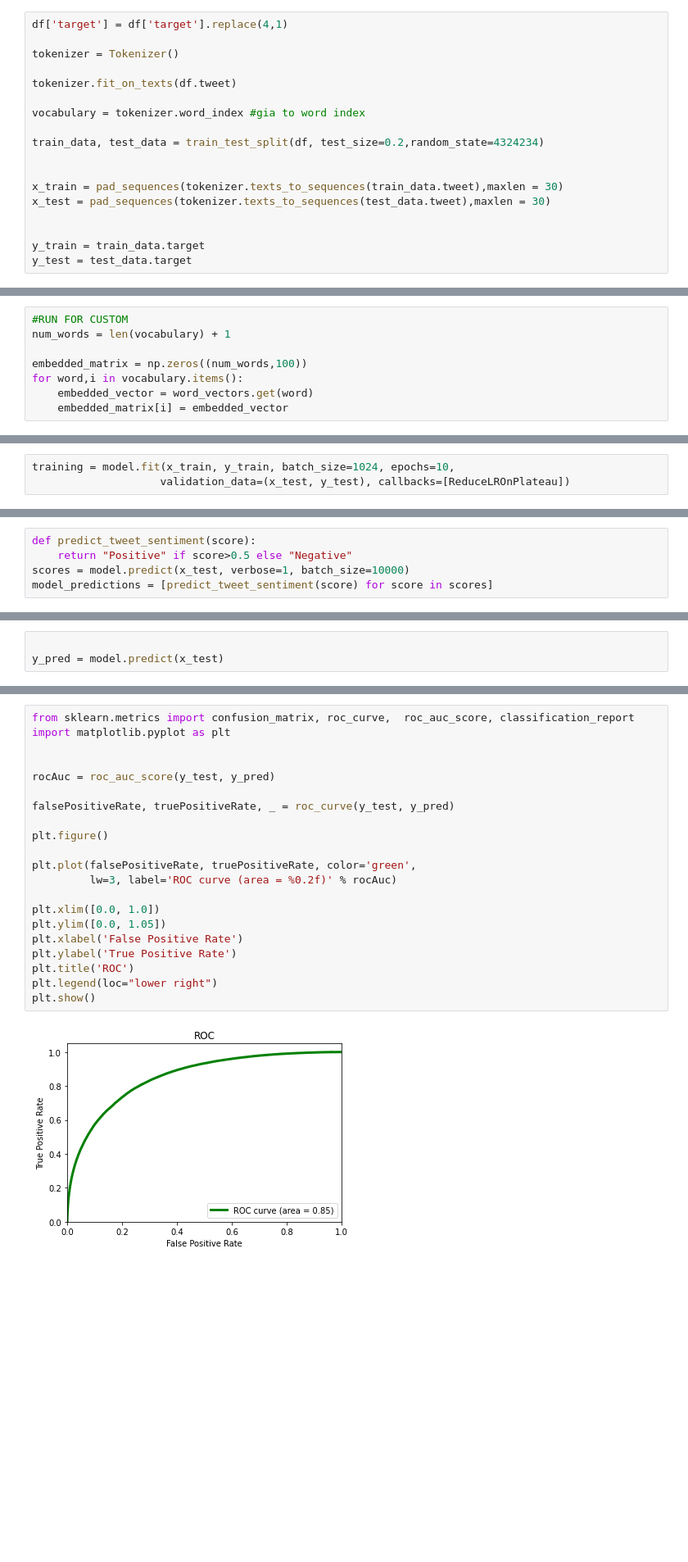
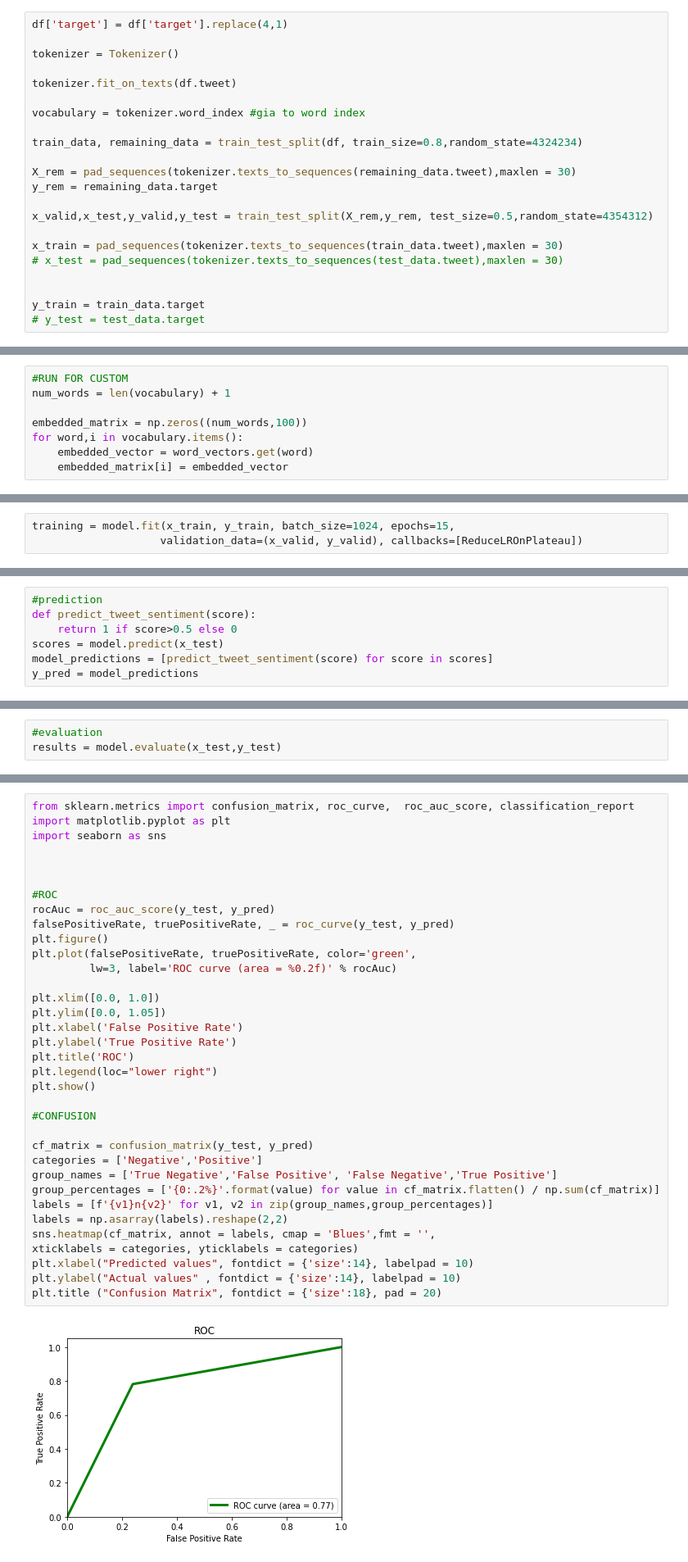
Before and after one commit to AntonisPar/Sentiment-Analysis-of-Twitter-Data, a Jupyter notebook: LSTM.ipynb, the cells around one changed output, grey strips where cells are left out. Shown at 82% size. Saved outputs shown, nothing was run; the diff lists cells and outputs as text; blank space fills up the shorter version.

```diff
--- a/LSTM.ipynb
+++ b/LSTM.ipynb
@@ -160,12 +140,16 @@ tokenizer.fit_on_texts(df.tweet)
 
 vocabulary = tokenizer.word_index #gia to word index
 
-train_data, test_data = train_test_split(df, test_size=0.2,random_state=4324234)
+train_data, remaining_data = train_test_split(df, train_size=0.8,random_state=4324234)
 
+X_rem = pad_sequences(tokenizer.texts_to_sequences(remaining_data.tweet),maxlen = 30)
+y_rem = remaining_data.target
+
+x_valid,x_test,y_valid,y_test = train_test_split(X_rem,y_rem, test_size=0.5,random_state=4354312)
 
 x_train = pad_sequences(tokenizer.texts_to_sequences(train_data.tweet),maxlen = 30)
-x_test = pad_sequences(tokenizer.texts_to_sequences(test_data.tweet),maxlen = 30)
+# x_test = pad_sequences(tokenizer.texts_to_sequences(test_data.tweet),maxlen = 30)
 
 
 y_train = train_data.target
-y_test = test_data.target
+# y_test = test_data.target
@@ -240,6 +229,6 @@ Non-trainable params: 25,926,400
 _________________________________________________________________
 None
 # %%
-training = model.fit(x_train, y_train, batch_size=1024, epochs=10,
-                    validation_data=(x_test, y_test), callbacks=[ReduceLROnPlateau])
+training = model.fit(x_train, y_train, batch_size=1024, epochs=15,
+                    validation_data=(x_valid, y_valid), callbacks=[ReduceLROnPlateau])
 # %% [output]
@@ -272,5 +283,7 @@ INFO:tensorflow:Assets written to: lstm2/assets
 # %%
+#prediction
 def predict_tweet_sentiment(score):
-    return "Positive" if score>0.5 else "Negative"
-scores = model.predict(x_test, verbose=1, batch_size=10000)
+    return 1 if score>0.5 else 0
+scores = model.predict(x_test)
 model_predictions = [predict_tweet_sentiment(score) for score in scores]
+y_pred = model_predictions
@@ -279,3 +290,3 @@ model_predictions = [predict_tweet_sentiment(score) for score in scores]
 # %%
-
-y_pred = model.predict(x_test)
+#evaluation
+results = model.evaluate(x_test,y_test)
@@ -282,23 +314,37 @@ y_pred = model.predict(x_test)
 # %%
 from sklearn.metrics import confusion_matrix, roc_curve,  roc_auc_score, classification_report
 import matplotlib.pyplot as plt
+import seaborn as sns
 
 
+
+#ROC
 rocAuc = roc_auc_score(y_test, y_pred)
-
 falsePositiveRate, truePositiveRate, _ = roc_curve(y_test, y_pred)
-
 plt.figure()
-
 plt.plot(falsePositiveRate, truePositiveRate, color='green',
          lw=3, label='ROC curve (area = %0.2f)' % rocAuc)
 
 plt.xlim([0.0, 1.0])
 plt.ylim([0.0, 1.05])
 plt.xlabel('False Positive Rate')
 plt.ylabel('True Positive Rate')
 plt.title('ROC')
 plt.legend(loc="lower right")
 plt.show()
+
+#CONFUSION
+
+cf_matrix = confusion_matrix(y_test, y_pred)
+categories = ['Negative','Positive']
+group_names = ['True Negative','False Positive', 'False Negative','True Positive']
+group_percentages = ['{0:.2%}'.format(value) for value in cf_matrix.flatten() / np.sum(cf_matrix)]
+labels = [f'{v1}n{v2}' for v1, v2 in zip(group_names,group_percentages)]
+labels = np.asarray(labels).reshape(2,2)
+sns.heatmap(cf_matrix, annot = labels, cmap = 'Blues',fmt = '',
+xticklabels = categories, yticklabels = categories)
+plt.xlabel("Predicted values", fontdict = {'size':14}, labelpad = 10)
+plt.ylabel("Actual values" , fontdict = {'size':14}, labelpad = 10)
+plt.title ("Confusion Matrix", fontdict = {'size':18}, pad = 20)
 # %% [output]
-[figure, old version]
+[figure, new version]
```
Also changed, not shown: parts of 16 cells of this notebook, 1 other file.
